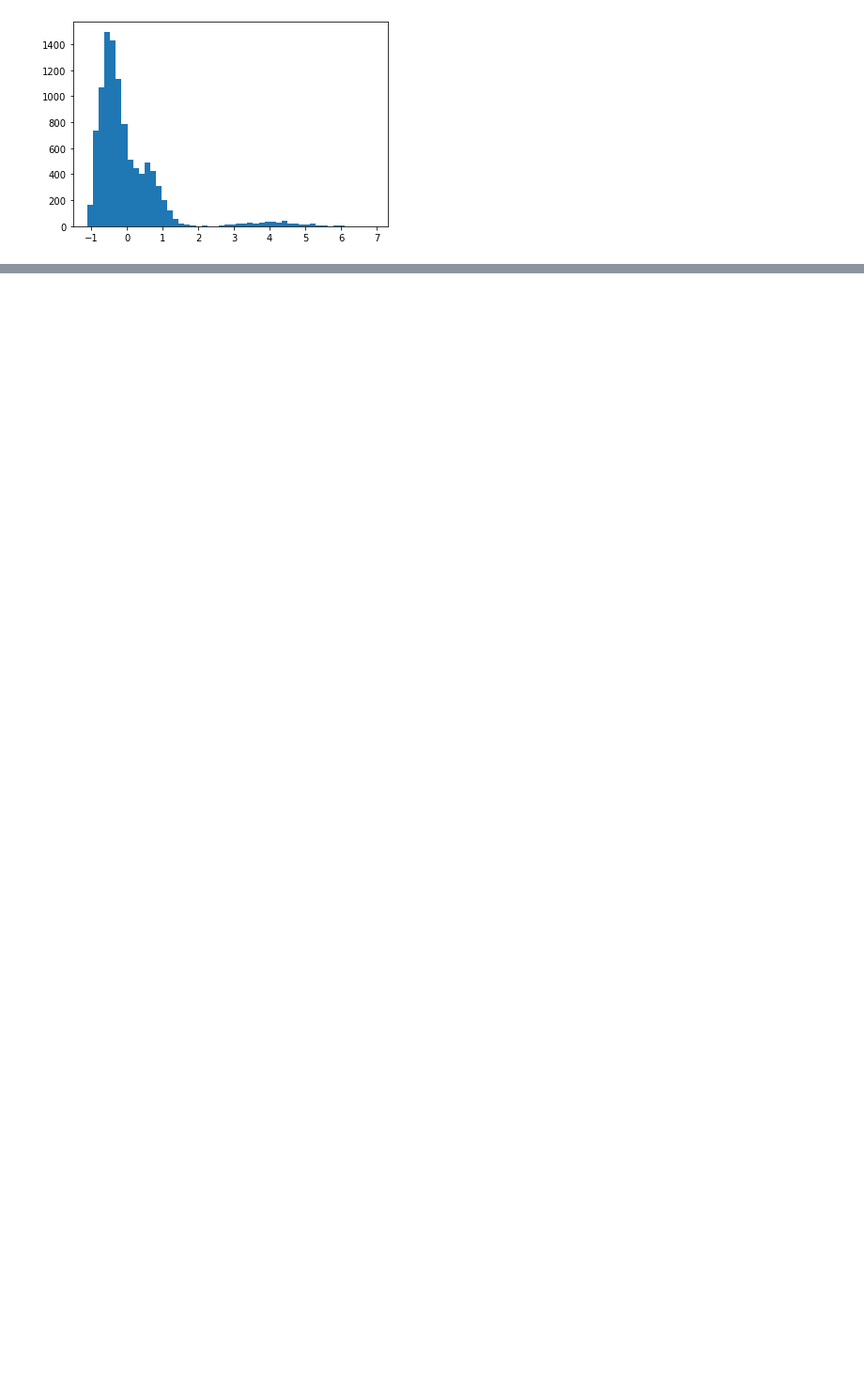
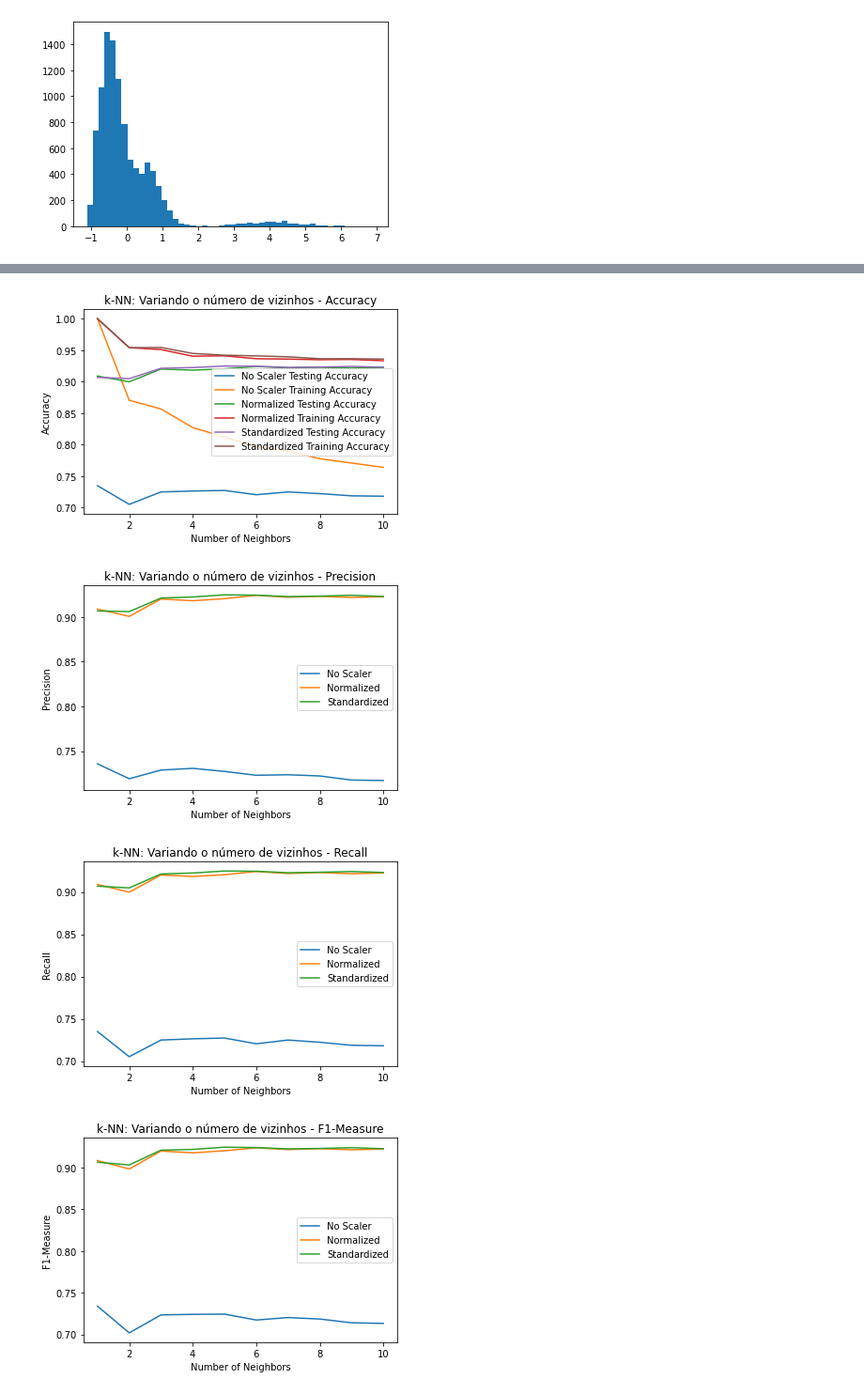
Before and after one commit to ruanfelipe7/machine_learning_activities, a Jupyter notebook: Trabalho1/Trabalho_01.ipynb, the cells around one changed output, grey strips where cells are left out. Shown at 94% size. Saved outputs shown, nothing was run; the diff lists cells and outputs as text; code cells hidden in the pictures; blank space fills up the shorter version.

```diff
--- a/Trabalho1/Trabalho_01.ipynb
+++ b/Trabalho1/Trabalho_01.ipynb
@@ -209,0 +178,3 @@ plt.show()
+# %%
+resultados = pd.DataFrame(results)
+resultados.sort_values(by='Test accuracy', ascending=False)
@@ -209,0 +199,24 @@ plt.show()
+# %%
+metrics = ['Accuracy', 'Precision', 'Recall', 'F1-Measure']
+for metric in metrics:
+    for scaler in scalers:
+        if metric == 'Accuracy':
+            train_accuracy = resultados.loc[(resultados['Scaler']) == scaler, 'Train accuracy']
+            test_accuracy = resultados.loc[(resultados['Scaler']) == scaler, 'Test accuracy']
+            plt.plot(array_k, test_accuracy, label = f'{scaler} Testing Accuracy')
+            plt.plot(array_k, train_accuracy, label = f'{scaler} Training Accuracy')
+        else:
+            values_metric = resultados.loc[(resultados['Scaler']) == scaler, metric]
+            plt.plot(array_k, values_metric, label = f'{scaler}')
+
+
+    plt.title(f'k-NN: Variando o número de vizinhos - {metric}')
+    plt.legend()
+    plt.xlabel('Number of Neighbors')
+    plt.ylabel(metric)
+    plt.show()
+# %% [output]
+[figure, added]
+[figure, added]
+[figure, added]
+[figure, added]
```
Also changed, not shown: parts of 21 cells of this notebook.
